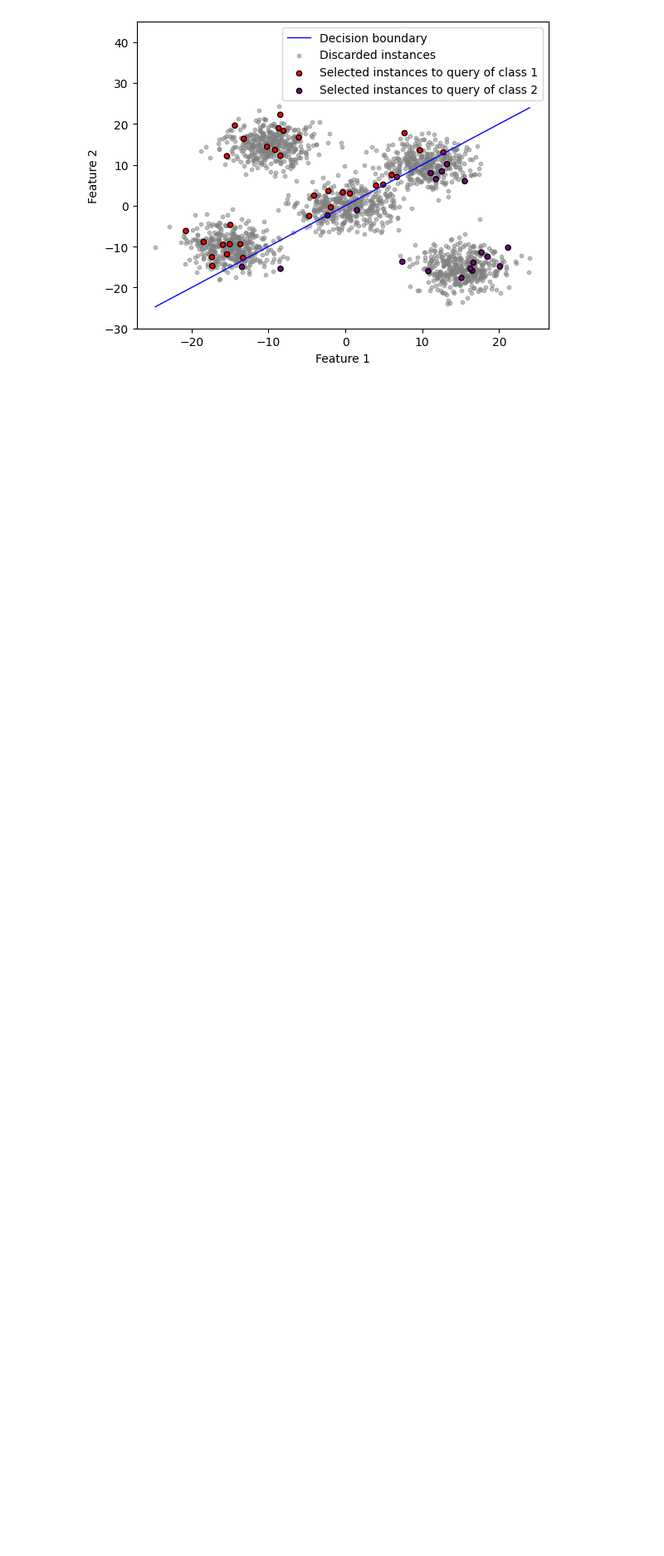
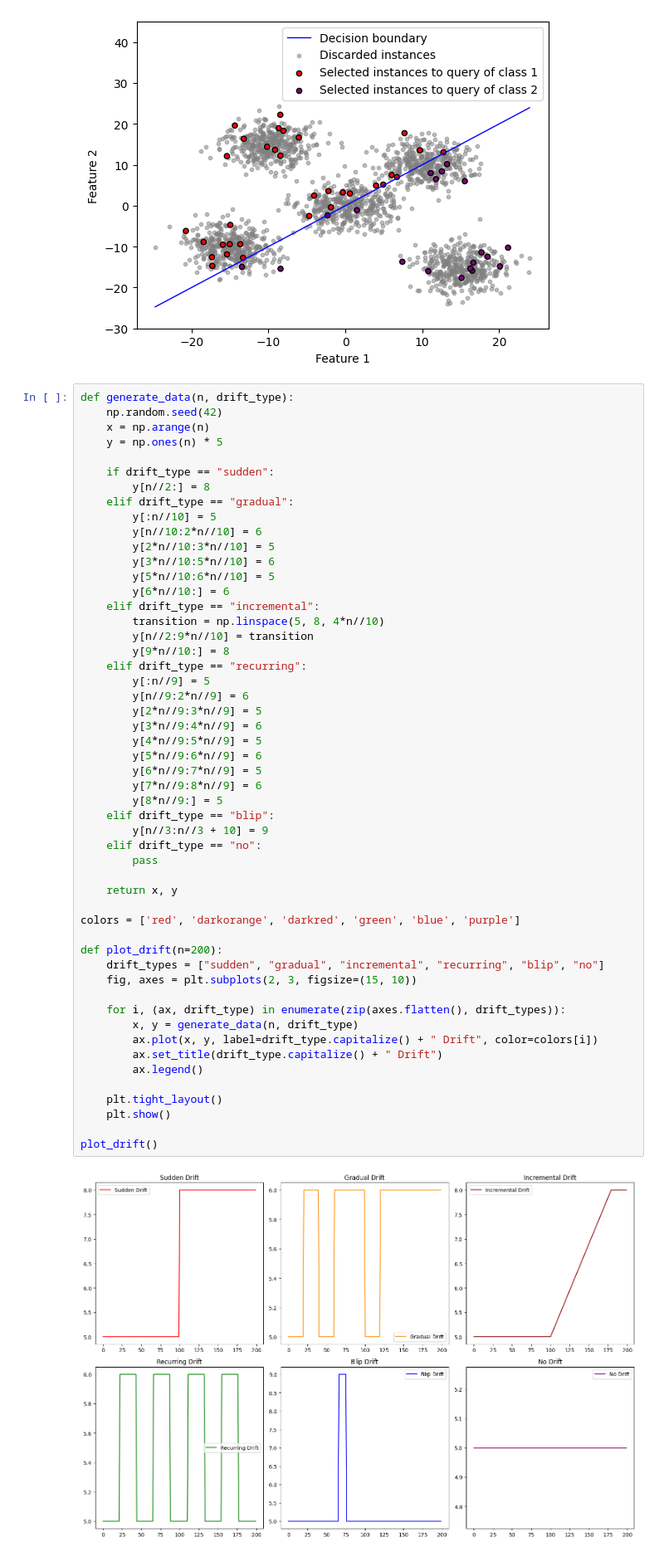
Before and after one commit to gschacon/masters_active_learning, a Jupyter notebook: plots/explanation_plots.ipynb, the cells around one changed output. Shown at 83% size. Saved outputs shown, nothing was run; the diff lists cells and outputs as text; blank space fills up the shorter version.

Commit message:
added new plots

```diff
--- a/plots/explanation_plots.ipynb
+++ b/plots/explanation_plots.ipynb
@@ -91,3 +91,57 @@ plt.legend()
 plt.show()
 # %% [output]
 [figure]
+# %%
+def generate_data(n, drift_type):
+    np.random.seed(42)
+    x = np.arange(n)
+    y = np.ones(n) * 5
+
+    if drift_type == "sudden":
+        y[n//2:] = 8
+    elif drift_type == "gradual":
+        y[:n//10] = 5
+        y[n//10:2*n//10] = 6
+        y[2*n//10:3*n//10] = 5
+        y[3*n//10:5*n//10] = 6
+        y[5*n//10:6*n//10] = 5
+        y[6*n//10:] = 6
+    elif drift_type == "incremental":
+        transition = np.linspace(5, 8, 4*n//10)
+        y[n//2:9*n//10] = transition
+        y[9*n//10:] = 8
+    elif drift_type == "recurring":
+        y[:n//9] = 5
+        y[n//9:2*n//9] = 6
+        y[2*n//9:3*n//9] = 5
+        y[3*n//9:4*n//9] = 6
+        y[4*n//9:5*n//9] = 5
+        y[5*n//9:6*n//9] = 6
+        y[6*n//9:7*n//9] = 5
+        y[7*n//9:8*n//9] = 6
+        y[8*n//9:] = 5
+    elif drift_type == "blip":
+        y[n//3:n//3 + 10] = 9
+    elif drift_type == "no":
+        pass
+
+    return x, y
+
+colors = ['red', 'darkorange', 'darkred', 'green', 'blue', 'purple']
+
+def plot_drift(n=200):
+    drift_types = ["sudden", "gradual", "incremental", "recurring", "blip", "no"]
+    fig, axes = plt.subplots(2, 3, figsize=(15, 10))
+
+    for i, (ax, drift_type) in enumerate(zip(axes.flatten(), drift_types)):
+        x, y = generate_data(n, drift_type)
+        ax.plot(x, y, label=drift_type.capitalize() + " Drift", color=colors[i])
+        ax.set_title(drift_type.capitalize() + " Drift")
+        ax.legend()
+
+    plt.tight_layout()
+    plt.show()
+
+plot_drift()
+# %% [output]
+[figure, added]
```
Also changed, not shown: 1 other file.
